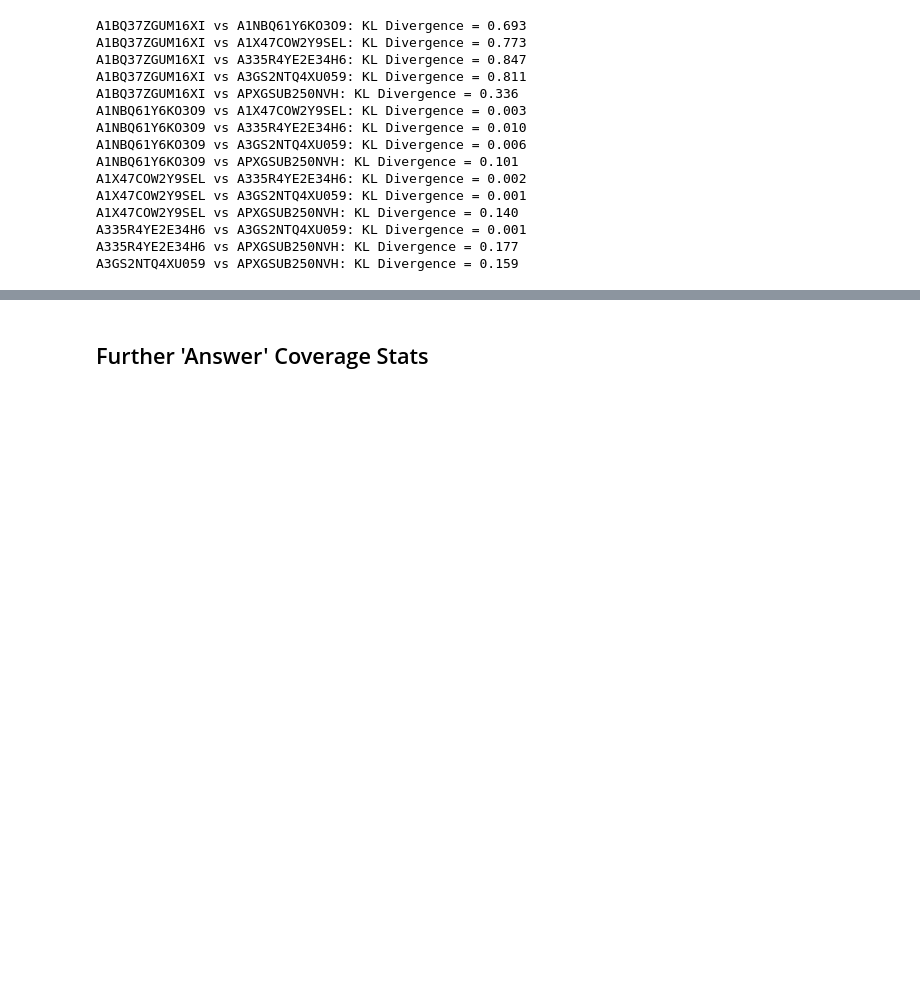
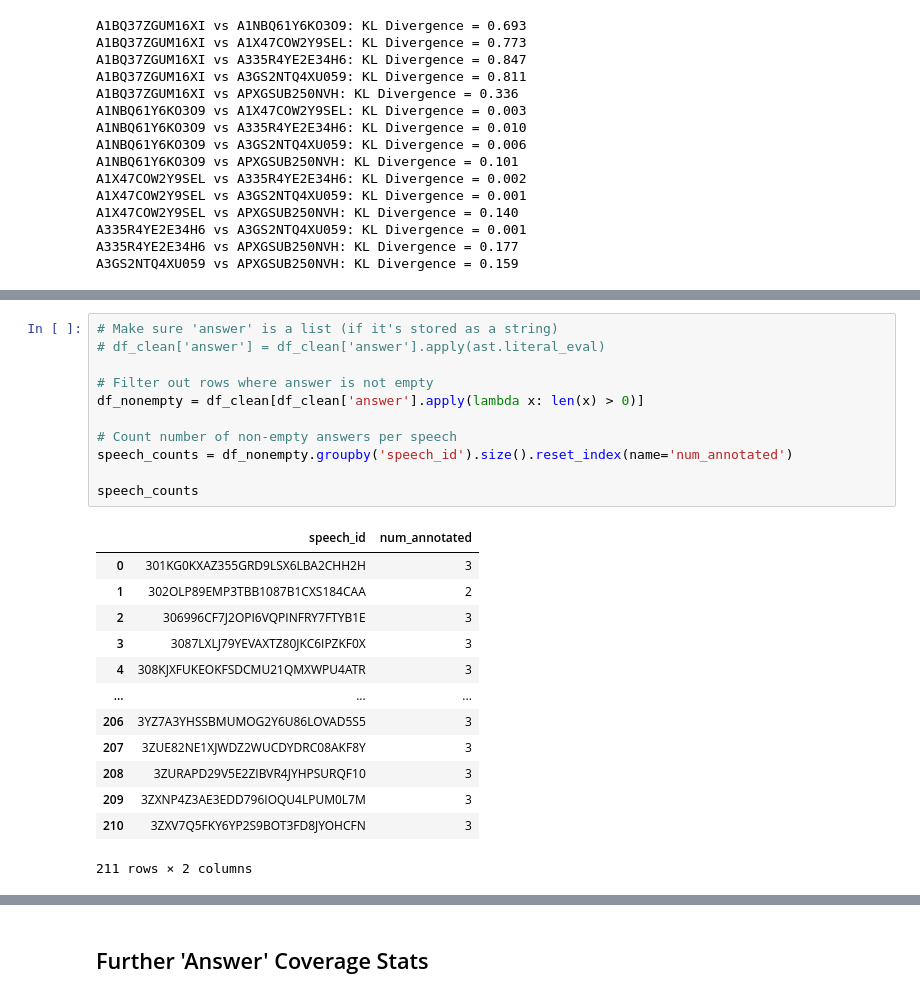
Before and after one commit to toletich311/manifesto_annotations, a Jupyter notebook: Annotations/Annotations_Descriptive_Statistics.ipynb, the cells around one changed output, grey strips where cells are left out. Cells and saved outputs as stored; diff of their text form; blank space fills up the shorter version.

```diff
--- a/Annotations/Annotations_Descriptive_Statistics.ipynb
+++ b/Annotations/Annotations_Descriptive_Statistics.ipynb
@@ -369,0 +403,25 @@ A3GS2NTQ4XU059 vs APXGSUB250NVH: KL Divergence = 0.159
+# %%
+# Make sure 'answer' is a list (if it's stored as a string)
+# df_clean['answer'] = df_clean['answer'].apply(ast.literal_eval)
+
+# Filter out rows where answer is not empty
+df_nonempty = df_clean[df_clean['answer'].apply(lambda x: len(x) > 0)]
+
+# Count number of non-empty answers per speech
+speech_counts = df_nonempty.groupby('speech_id').size().reset_index(name='num_annotated')
+
+speech_counts
+# %% [output]
+|  | speech_id | num_annotated |
+| 0 | 301KG0KXAZ355GRD9LSX6LBA2CHH2H | 3 |
+| 1 | 302OLP89EMP3TBB1087B1CXS184CAA | 2 |
+| 2 | 306996CF7J2OPI6VQPINFRY7FTYB1E | 3 |
+| 3 | 3087LXLJ79YEVAXTZ80JKC6IPZKF0X | 3 |
+| 4 | 308KJXFUKEOKFSDCMU21QMXWPU4ATR | 3 |
+| ... | ... | ... |
+| 206 | 3YZ7A3YHSSBMUMOG2Y6U86LOVAD5S5 | 3 |
+| 207 | 3ZUE82NE1XJWDZ2WUCDYDRC08AKF8Y | 3 |
+| 208 | 3ZURAPD29V5E2ZIBVR4JYHPSURQF10 | 3 |
+| 209 | 3ZXNP4Z3AE3EDD796IOQU4LPUM0L7M | 3 |
+| 210 | 3ZXV7Q5FKY6YP2S9BOT3FD8JYOHCFN | 3 |
+211 rows × 2 columns
```
Also changed, not shown: parts of 9 cells of this notebook, 1 other file.
